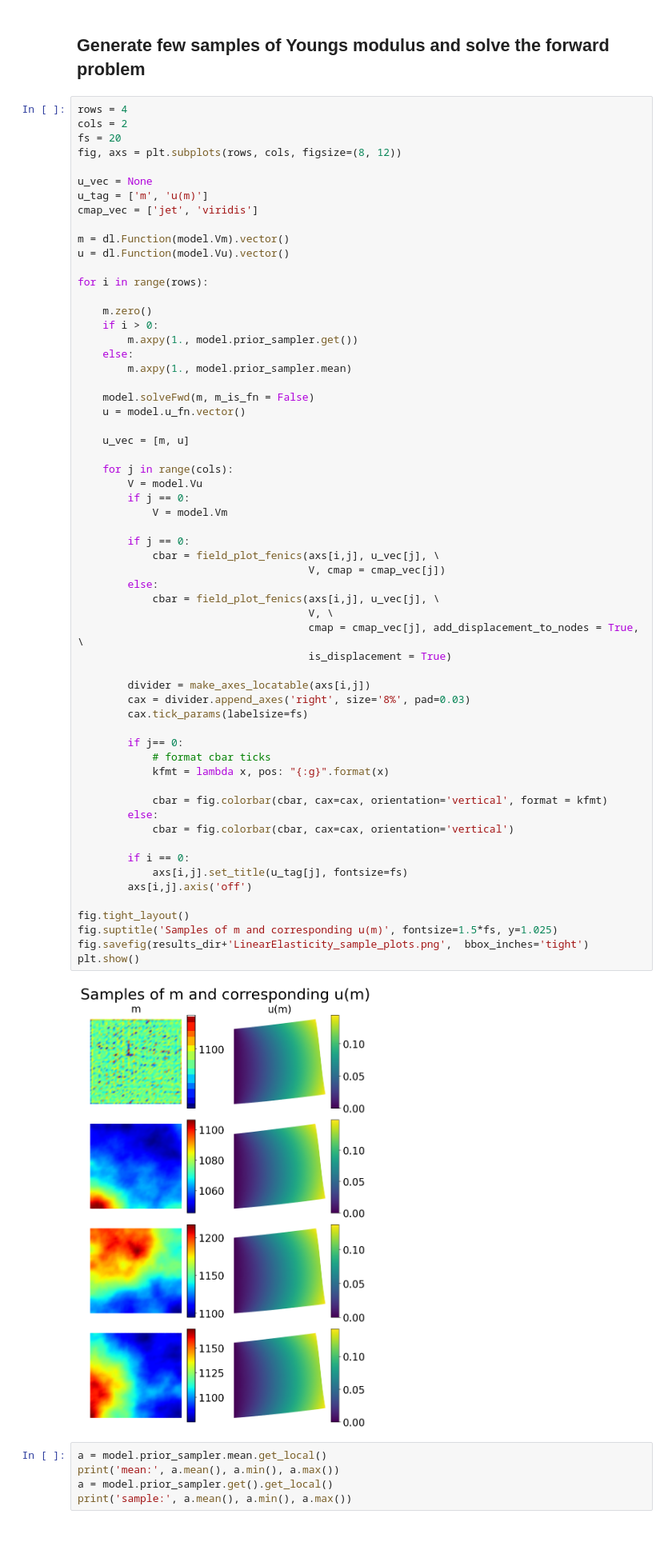
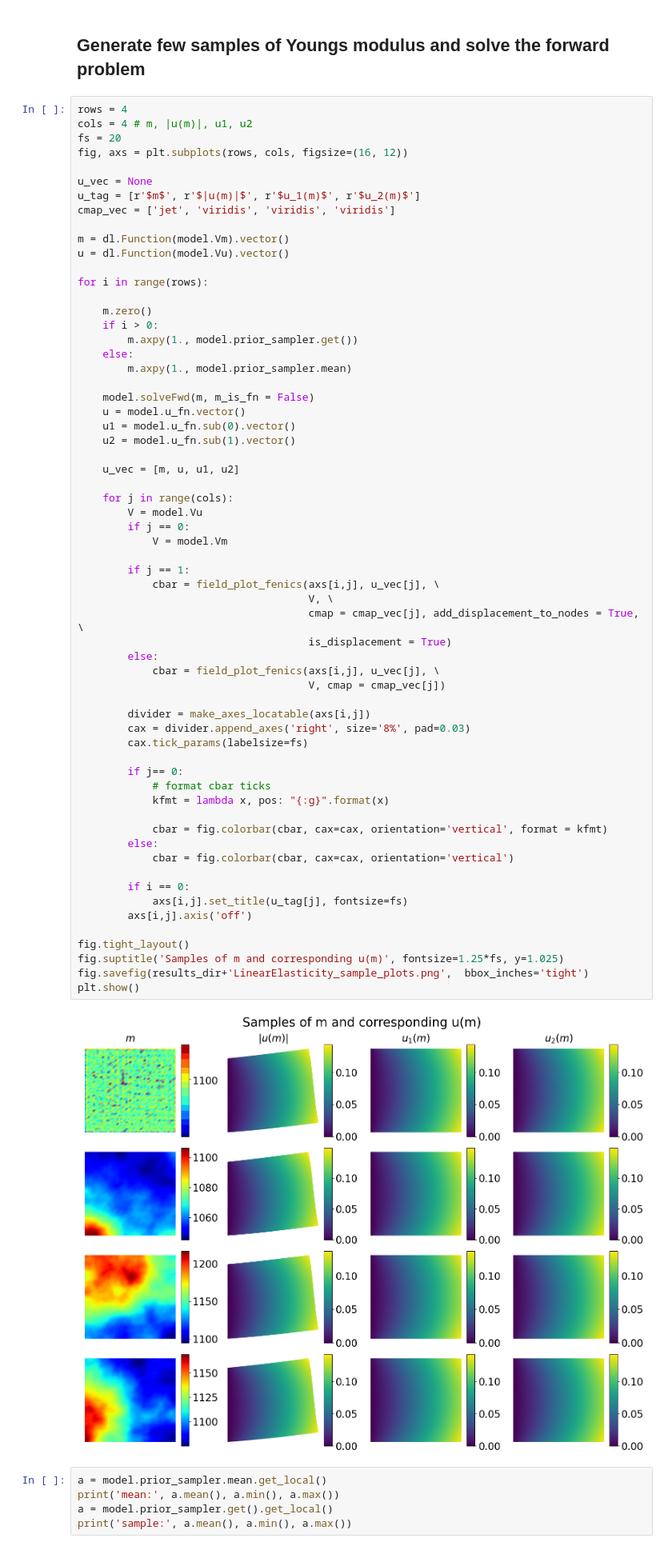
Before and after one commit to CEADpx/neural_operators, a Jupyter notebook: problems/linear_elasticity/LinearElasticity.ipynb, the cells around one changed output. Shown at 80% size. Saved outputs shown, nothing was run; the diff lists cells and outputs as text.

```diff
--- a/problems/linear_elasticity/LinearElasticity.ipynb
+++ b/problems/linear_elasticity/LinearElasticity.ipynb
@@ -217,13 +217,13 @@ print(model.prior_sampler.gamma, model.prior_sampler.delta)
 ## Generate few samples of Youngs modulus and solve the forward problem
 # %%
 rows = 4
-cols = 2
+cols = 4 # m, |u(m)|, u1, u2
 fs = 20
-fig, axs = plt.subplots(rows, cols, figsize=(8, 12))
+fig, axs = plt.subplots(rows, cols, figsize=(16, 12))
 
 u_vec = None
-u_tag = ['m', 'u(m)']
-cmap_vec = ['jet', 'viridis']
+u_tag = [r'$m$', r'$|u(m)|$', r'$u_1(m)$', r'$u_2(m)$']
+cmap_vec = ['jet', 'viridis', 'viridis', 'viridis']
 
 m = dl.Function(model.Vm).vector()
 u = dl.Function(model.Vu).vector()
@@ -238,45 +238,47 @@ for i in range(rows):
 
     model.solveFwd(m, m_is_fn = False)
     u = model.u_fn.vector()
+    u1 = model.u_fn.sub(0).vector()
+    u2 = model.u_fn.sub(1).vector()
 
-    u_vec = [m, u]
+    u_vec = [m, u, u1, u2]
 
     for j in range(cols):
         V = model.Vu
         if j == 0:
             V = model.Vm
 
-        if j == 0:
-            cbar = field_plot_fenics(axs[i,j], u_vec[j], \
-                                     V, cmap = cmap_vec[j])
-        else:
+        if j == 1:
             cbar = field_plot_fenics(axs[i,j], u_vec[j], \
                                      V, \
                                      cmap = cmap_vec[j], add_displacement_to_nodes = True, \
                                      is_displacement = True)
+        else:
+            cbar = field_plot_fenics(axs[i,j], u_vec[j], \
+                                     V, cmap = cmap_vec[j])
 
         divider = make_axes_locatable(axs[i,j])
         cax = divider.append_axes('right', size='8%', pad=0.03)
         cax.tick_params(labelsize=fs)
 
         if j== 0:
             # format cbar ticks
             kfmt = lambda x, pos: "{:g}".format(x)
 
             cbar = fig.colorbar(cbar, cax=cax, orientation='vertical', format = kfmt)
         else:
             cbar = fig.colorbar(cbar, cax=cax, orientation='vertical')
 
         if i == 0:
             axs[i,j].set_title(u_tag[j], fontsize=fs)
         axs[i,j].axis('off')
 
 fig.tight_layout()
-fig.suptitle('Samples of m and corresponding u(m)', fontsize=1.5*fs, y=1.025)
+fig.suptitle('Samples of m and corresponding u(m)', fontsize=1.25*fs, y=1.025)
 fig.savefig(results_dir+'LinearElasticity_sample_plots.png',  bbox_inches='tight')
 plt.show()
 # %% [output]
-[figure, old version]
+[figure, new version]
 # %%
 a = model.prior_sampler.mean.get_local()
 print('mean:', a.mean(), a.min(), a.max())
```
Also changed, not shown: parts of 7 cells of this notebook, 21 other files.
